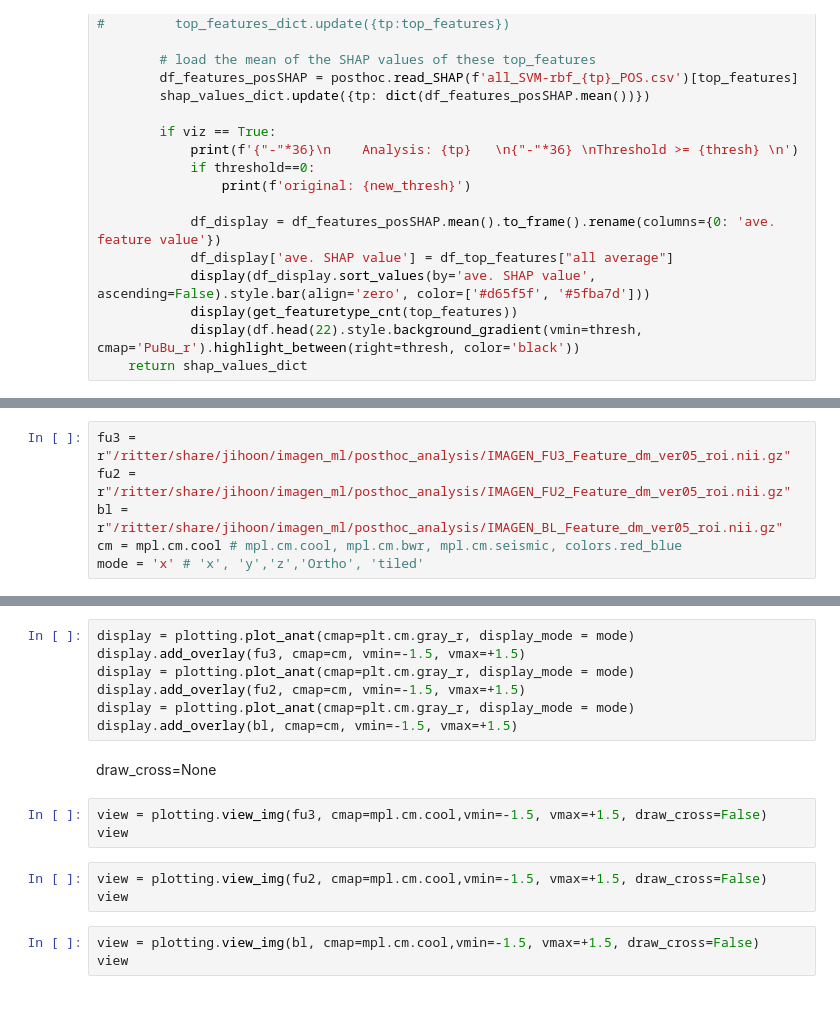
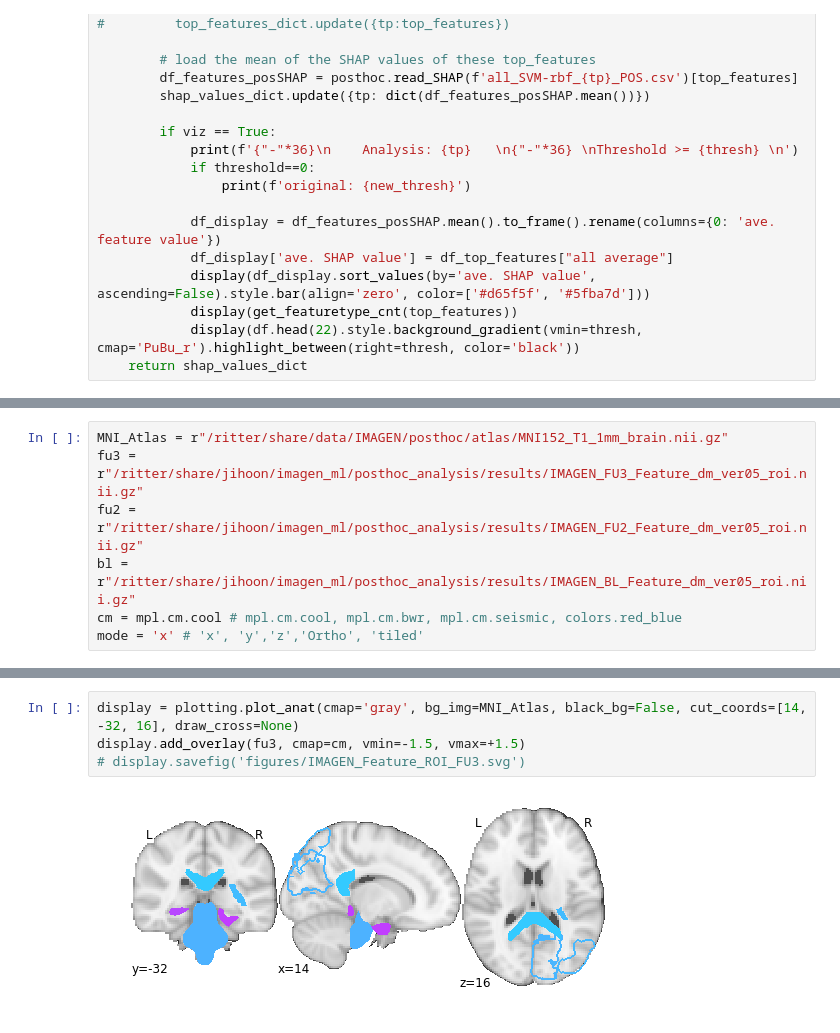
Before and after one commit to RoshanRane/ML_for_IMAGEN, a Jupyter notebook: posthoc_analysis/shap_topfeatures.ipynb, the cells around one changed output, grey strips where cells are left out. Cells and saved outputs as stored; diff of their text form; blank space fills up the shorter version.

Commit message:
post hoc script
SS, VS Merged and selected. Updated the figures images

```diff
--- a/posthoc_analysis/shap_topfeatures.ipynb
+++ b/posthoc_analysis/shap_topfeatures.ipynb
@@ -228,6 +233,7 @@ Threshold >= 0.005461413884051484
 # %%
-fu3 = r"/ritter/share/jihoon/imagen_ml/posthoc_analysis/IMAGEN_FU3_Feature_dm_ver05_roi.nii.gz"
-fu2 = r"/ritter/share/jihoon/imagen_ml/posthoc_analysis/IMAGEN_FU2_Feature_dm_ver05_roi.nii.gz"
-bl =  r"/ritter/share/jihoon/imagen_ml/posthoc_analysis/IMAGEN_BL_Feature_dm_ver05_roi.nii.gz"
+MNI_Atlas = r"/ritter/share/data/IMAGEN/posthoc/atlas/MNI152_T1_1mm_brain.nii.gz"
+fu3 = r"/ritter/share/jihoon/imagen_ml/posthoc_analysis/results/IMAGEN_FU3_Feature_dm_ver05_roi.nii.gz"
+fu2 = r"/ritter/share/jihoon/imagen_ml/posthoc_analysis/results/IMAGEN_FU2_Feature_dm_ver05_roi.nii.gz"
+bl = r"/ritter/share/jihoon/imagen_ml/posthoc_analysis/results/IMAGEN_BL_Feature_dm_ver05_roi.nii.gz"
 cm = mpl.cm.cool # mpl.cm.cool, mpl.cm.bwr, mpl.cm.seismic, colors.red_blue
 mode = 'x' # 'x', 'y','z','Ortho', 'tiled'
@@ -255,18 +240,6 @@ display.add_overlay(bl, cmap=cm, colorbar = True, vmin=-1.5, vmax=+1.5)
-# %%
-display = plotting.plot_anat(cmap=plt.cm.gray_r, display_mode = mode)
-display.add_overlay(fu3, cmap=cm, vmin=-1.5, vmax=+1.5)
-display = plotting.plot_anat(cmap=plt.cm.gray_r, display_mode = mode)
-display.add_overlay(fu2, cmap=cm, vmin=-1.5, vmax=+1.5)
-display = plotting.plot_anat(cmap=plt.cm.gray_r, display_mode = mode)
-display.add_overlay(bl, cmap=cm, vmin=-1.5, vmax=+1.5)
-# %% [markdown]
-draw_cross=None
-# %%
-view = plotting.view_img(fu3, cmap=mpl.cm.cool,vmin=-1.5, vmax=+1.5, draw_cross=False)
-view
-# %%
-view = plotting.view_img(fu2, cmap=mpl.cm.cool,vmin=-1.5, vmax=+1.5, draw_cross=False)
-view
-# %%
-view = plotting.view_img(bl, cmap=mpl.cm.cool,vmin=-1.5, vmax=+1.5, draw_cross=False)
-view
+# %%
+display = plotting.plot_anat(cmap='gray', bg_img=MNI_Atlas, black_bg=False, cut_coords=[14, -32, 16], draw_cross=None)
+display.add_overlay(fu3, cmap=cm, vmin=-1.5, vmax=+1.5)
+# display.savefig('figures/IMAGEN_Feature_ROI_FU3.svg')
+# %% [output]
+[figure, added]
```
Also changed, not shown: parts of 10 cells of this notebook, 9 other files.
